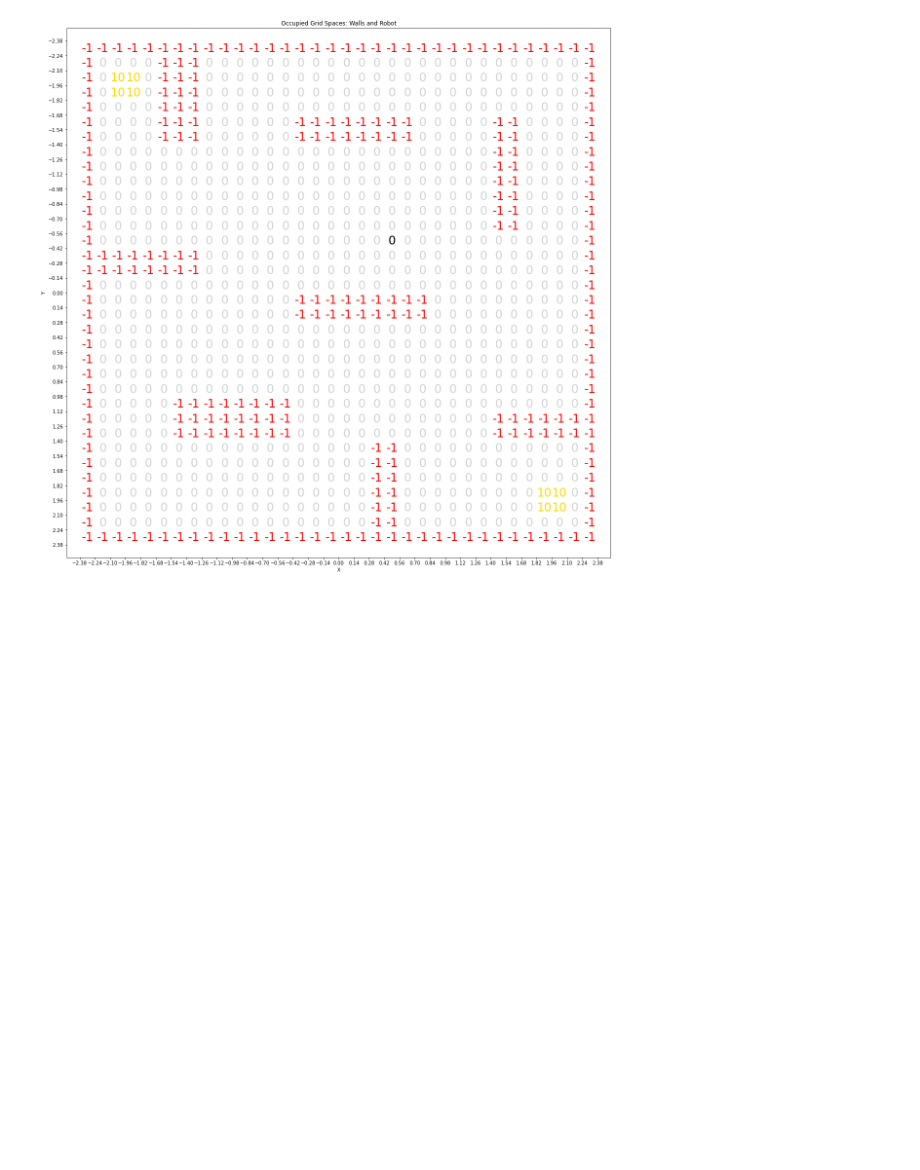
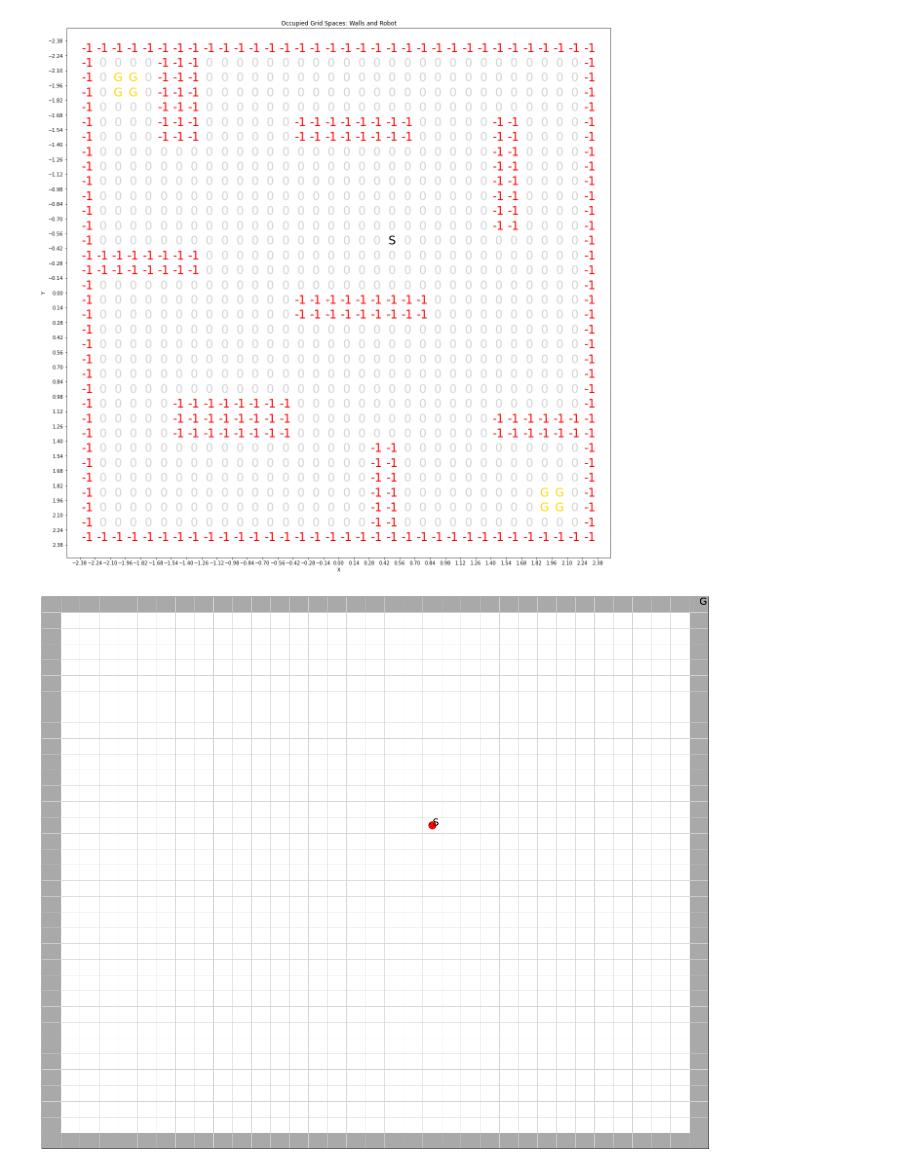
Before and after one commit to hakbar0/robotics-assessment-2, a Jupyter notebook: Assessment 2.ipynb, the cells around one changed output. Saved outputs shown, nothing was run; the diff lists cells and outputs as text; code cells hidden in the pictures; blank space fills up the shorter version.

```diff
--- a/Assessment 2.ipynb
+++ b/Assessment 2.ipynb
@@ -216,9 +216,9 @@ for x in x_ticks[:-1]:
         if occupancy == "wall":
             text, color = -1, 'red'
         elif occupancy == "robot":
-            text, color = '0', 'black'
+            text, color = 'S', 'black'
         elif occupancy == "goal":
-            text, color = '10', 'Gold'
+            text, color = 'G', 'Gold'
         else:
             text, color = 0, 'lightgray'
         ax.text(x + grid_size / 2, y + grid_size / 2, str(text), fontsize=24,
@@ -240,0 +530,6 @@ plt.show()
+# %%
+# Create a Grid object with custom figsize
+gw = Grid(style='maze', figsize=(80, 20))
+gw.render()
+# %% [output]
+[figure, added]
```
Also changed, not shown: parts of 5 cells of this notebook.
